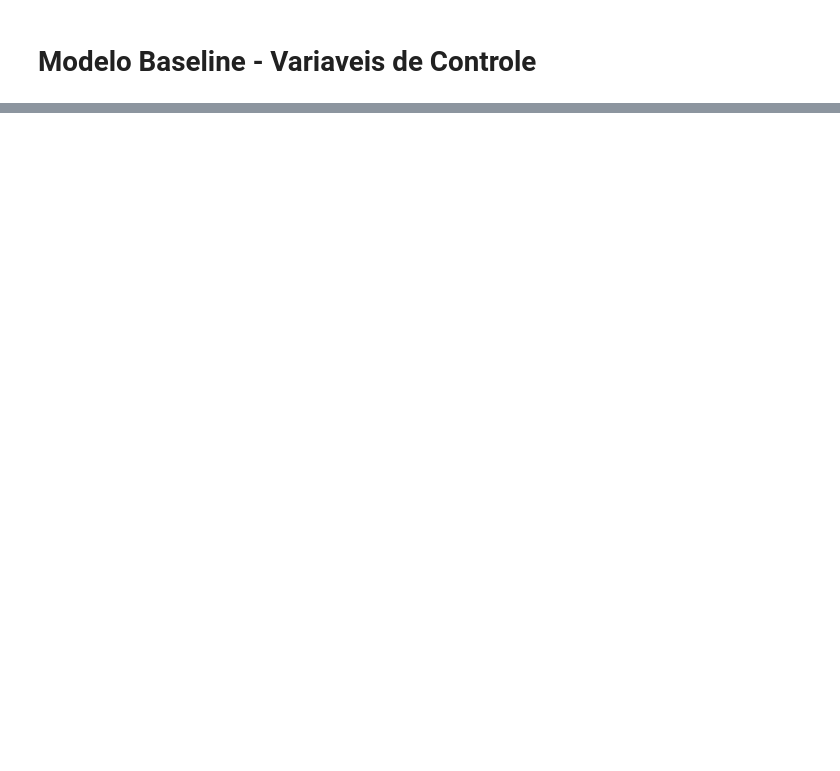
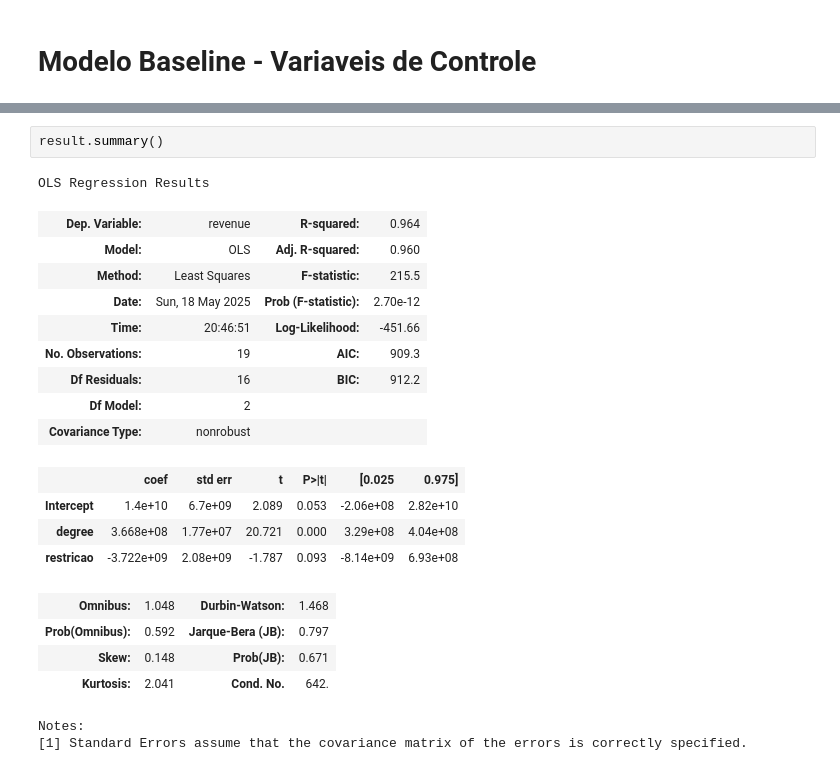
Before and after one commit to hashiprobr-classroom/projeto-grupo-e, a Jupyter notebook: main.ipynb, the cells around one changed output, grey strips where cells are left out. Drawn from its saved outputs; the diff is of its cells as text; blank space fills up the shorter version.

```diff
--- a/main.ipynb
+++ b/main.ipynb
@@ -352,0 +461,23 @@ NameError: name 'netpixi' is not defined
+# %%
+result.summary()
+# %% [output]
+OLS Regression Results
+| Dep. Variable: | revenue | R-squared: | 0.964 |
+| Model: | OLS | Adj. R-squared: | 0.960 |
+| Method: | Least Squares | F-statistic: | 215.5 |
+| Date: | Sun, 18 May 2025 | Prob (F-statistic): | 2.70e-12 |
+| Time: | 20:46:51 | Log-Likelihood: | -451.66 |
+| No. Observations: | 19 | AIC: | 909.3 |
+| Df Residuals: | 16 | BIC: | 912.2 |
+| Df Model: | 2 |  |  |
+| Covariance Type: | nonrobust |  |  |
+|  | coef | std err | t | P>|t| | [0.025 | 0.975] |
+| Intercept | 1.4e+10 | 6.7e+09 | 2.089 | 0.053 | -2.06e+08 | 2.82e+10 |
+| degree | 3.668e+08 | 1.77e+07 | 20.721 | 0.000 | 3.29e+08 | 4.04e+08 |
+| restricao | -3.722e+09 | 2.08e+09 | -1.787 | 0.093 | -8.14e+09 | 6.93e+08 |
+| Omnibus: | 1.048 | Durbin-Watson: | 1.468 |
+| Prob(Omnibus): | 0.592 | Jarque-Bera (JB): | 0.797 |
+| Skew: | 0.148 | Prob(JB): | 0.671 |
+| Kurtosis: | 2.041 | Cond. No. | 642. |
+Notes:
+[1] Standard Errors assume that the covariance matrix of the errors is correctly specified.
```
Also changed, not shown: parts of 20 cells of this notebook.
